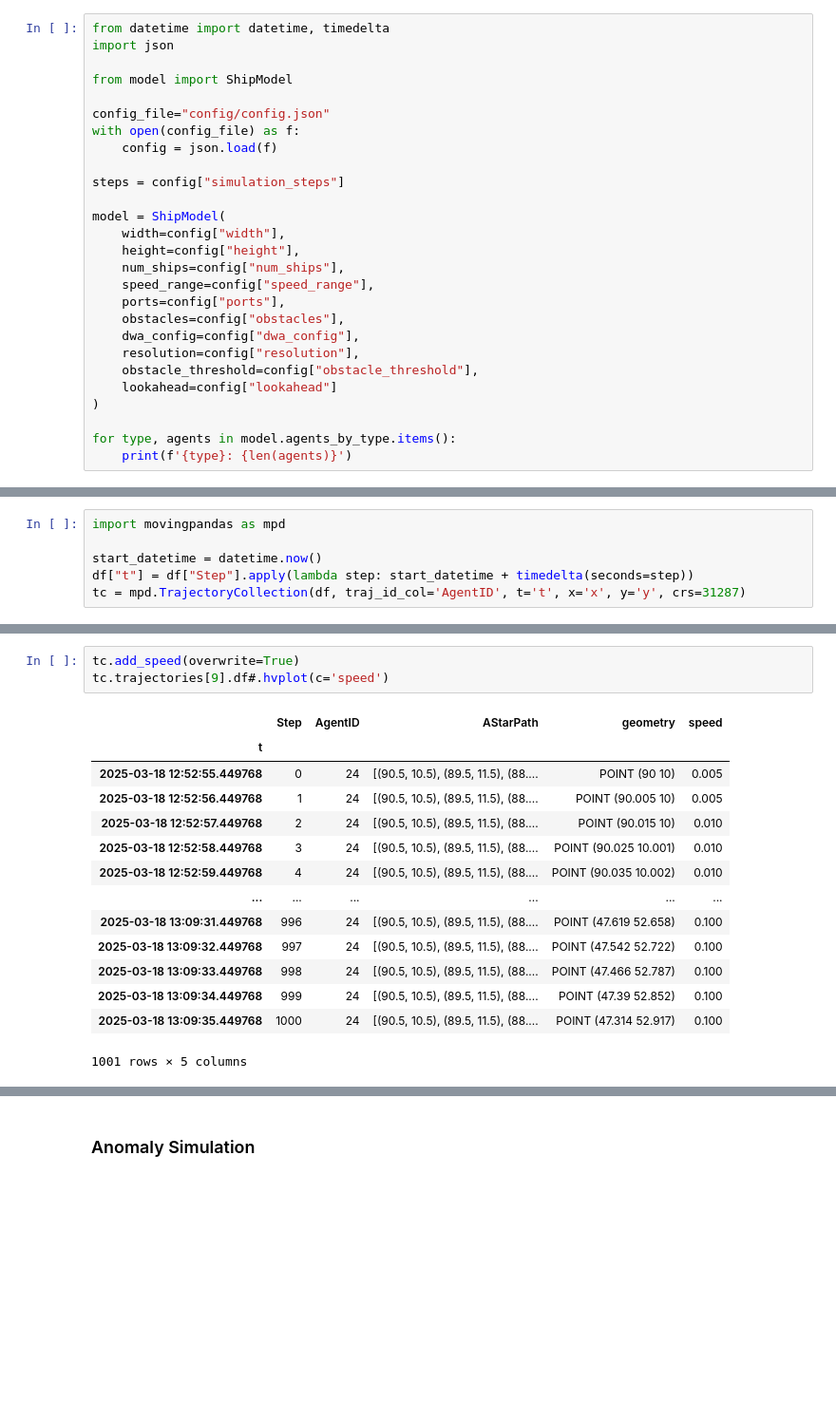
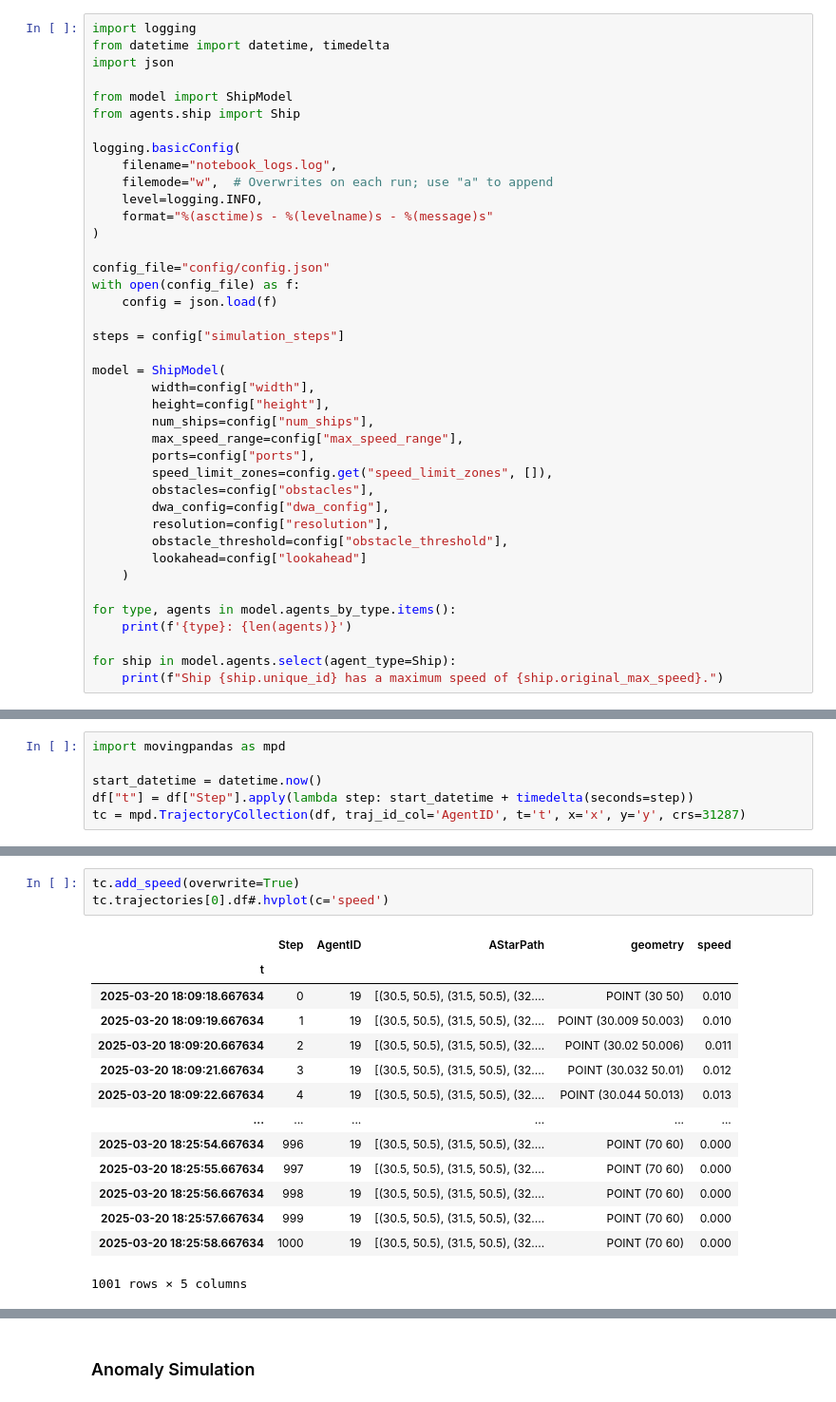
Before and after one commit to movingpandas/synth-data-generator, a Jupyter notebook: mesa/examples/basic/ships_hybrid_algorithm/ships.ipynb, the cells around one changed output, grey strips where cells are left out. Shown: that part at 95% size. Cells and saved outputs as stored; diff of their text form; blank space fills up the shorter version.

```diff
--- a/mesa/examples/basic/ships_hybrid_algorithm/ships.ipynb
+++ b/mesa/examples/basic/ships_hybrid_algorithm/ships.ipynb
@@ -1,10 +1,19 @@
 # %% [markdown]
 # Simulation of Vessel Trajectories & Anomalies
 # %%
+import logging
 from datetime import datetime, timedelta
 import json
 
 from model import ShipModel
+from agents.ship import Ship
+
+logging.basicConfig(
+    filename="notebook_logs.log",
+    filemode="w",  # Overwrites on each run; use "a" to append
+    level=logging.INFO,
+    format="%(asctime)s - %(levelname)s - %(message)s"
+)
 
 config_file="config/config.json"
 with open(config_file) as f:
@@ -13,19 +22,23 @@ with open(config_file) as f:
 steps = config["simulation_steps"]
 
 model = ShipModel(
-    width=config["width"],
-    height=config["height"],
-    num_ships=config["num_ships"],
-    speed_range=config["speed_range"],
-    ports=config["ports"],
-    obstacles=config["obstacles"],
-    dwa_config=config["dwa_config"],
-    resolution=config["resolution"],
-    obstacle_threshold=config["obstacle_threshold"],
-    lookahead=config["lookahead"]
-)
+        width=config["width"],
+        height=config["height"],
+        num_ships=config["num_ships"],
+        max_speed_range=config["max_speed_range"],
+        ports=config["ports"],
+        speed_limit_zones=config.get("speed_limit_zones", []),
+        obstacles=config["obstacles"],
+        dwa_config=config["dwa_config"],
+        resolution=config["resolution"],
+        obstacle_threshold=config["obstacle_threshold"],
+        lookahead=config["lookahead"]
+    )
 
 for type, agents in model.agents_by_type.items():
     print(f'{type}: {len(agents)}')
+
+for ship in model.agents.select(agent_type=Ship):
+    print(f"Ship {ship.unique_id} has a maximum speed of {ship.original_max_speed}.")
 # %% [output]
 <class 'agents.obstacle.Obstacle'>: 8
@@ -123,21 +151,21 @@ tc.trajectories[9].hvplot()
 [interactive output not drawn]
 # %%
 tc.add_speed(overwrite=True)
-tc.trajectories[9].df#.hvplot(c='speed')
+tc.trajectories[0].df#.hvplot(c='speed')
 # %% [output]
 |  | Step | AgentID | AStarPath | geometry | speed |
 | t |  |  |  |  |  |
-| 2025-03-18 12:52:55.449768 | 0 | 24 | [(90.5, 10.5), (89.5, 11.5), (88.... | POINT (90 10) | 0.005 |
-| 2025-03-18 12:52:56.449768 | 1 | 24 | [(90.5, 10.5), (89.5, 11.5), (88.... | POINT (90.005 10) | 0.005 |
-| 2025-03-18 12:52:57.449768 | 2 | 24 | [(90.5, 10.5), (89.5, 11.5), (88.... | POINT (90.015 10) | 0.010 |
-| 2025-03-18 12:52:58.449768 | 3 | 24 | [(90.5, 10.5), (89.5, 11.5), (88.... | POINT (90.025 10.001) | 0.010 |
-| 2025-03-18 12:52:59.449768 | 4 | 24 | [(90.5, 10.5), (89.5, 11.5), (88.... | POINT (90.035 10.002) | 0.010 |
+| 2025-03-20 18:09:18.667634 | 0 | 19 | [(30.5, 50.5), (31.5, 50.5), (32.... | POINT (30 50) | 0.010 |
+| 2025-03-20 18:09:19.667634 | 1 | 19 | [(30.5, 50.5), (31.5, 50.5), (32.... | POINT (30.009 50.003) | 0.010 |
+| 2025-03-20 18:09:20.667634 | 2 | 19 | [(30.5, 50.5), (31.5, 50.5), (32.... | POINT (30.02 50.006) | 0.011 |
+| 2025-03-20 18:09:21.667634 | 3 | 19 | [(30.5, 50.5), (31.5, 50.5), (32.... | POINT (30.032 50.01) | 0.012 |
+| 2025-03-20 18:09:22.667634 | 4 | 19 | [(30.5, 50.5), (31.5, 50.5), (32.... | POINT (30.044 50.013) | 0.013 |
 | ... | ... | ... | ... | ... | ... |
-| 2025-03-18 13:09:31.449768 | 996 | 24 | [(90.5, 10.5), (89.5, 11.5), (88.... | POINT (47.619 52.658) | 0.100 |
-| 2025-03-18 13:09:32.449768 | 997 | 24 | [(90.5, 10.5), (89.5, 11.5), (88.... | POINT (47.542 52.722) | 0.100 |
-| 2025-03-18 13:09:33.449768 | 998 | 24 | [(90.5, 10.5), (89.5, 11.5), (88.... | POINT (47.466 52.787) | 0.100 |
-| 2025-03-18 13:09:34.449768 | 999 | 24 | [(90.5, 10.5), (89.5, 11.5), (88.... | POINT (47.39 52.852) | 0.100 |
-| 2025-03-18 13:09:35.449768 | 1000 | 24 | [(90.5, 10.5), (89.5, 11.5), (88.... | POINT (47.314 52.917) | 0.100 |
+| 2025-03-20 18:25:54.667634 | 996 | 19 | [(30.5, 50.5), (31.5, 50.5), (32.... | POINT (70 60) | 0.000 |
+| 2025-03-20 18:25:55.667634 | 997 | 19 | [(30.5, 50.5), (31.5, 50.5), (32.... | POINT (70 60) | 0.000 |
+| 2025-03-20 18:25:56.667634 | 998 | 19 | [(30.5, 50.5), (31.5, 50.5), (32.... | POINT (70 60) | 0.000 |
+| 2025-03-20 18:25:57.667634 | 999 | 19 | [(30.5, 50.5), (31.5, 50.5), (32.... | POINT (70 60) | 0.000 |
+| 2025-03-20 18:25:58.667634 | 1000 | 19 | [(30.5, 50.5), (31.5, 50.5), (32.... | POINT (70 60) | 0.000 |
 1001 rows × 5 columns
 # %%
 sim_result = tc.to_point_gdf()
```
Also changed, not shown: parts of 14 cells of this notebook, 7 other files.
